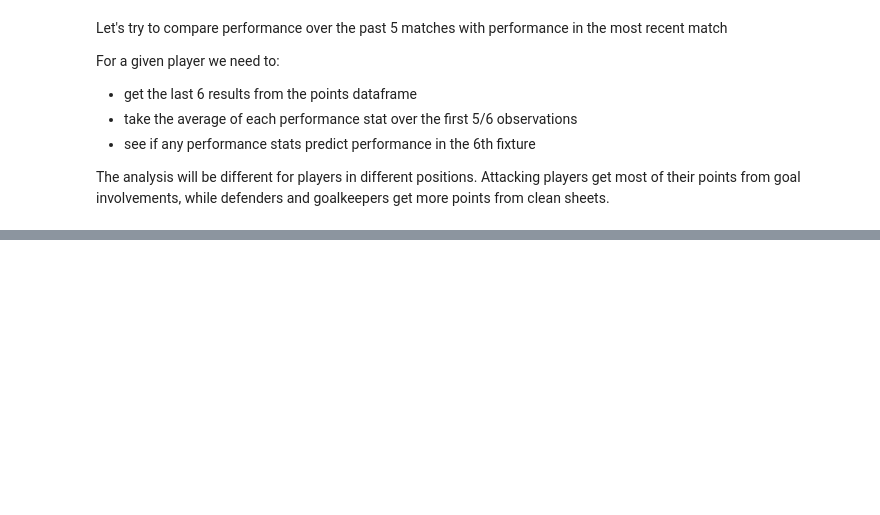
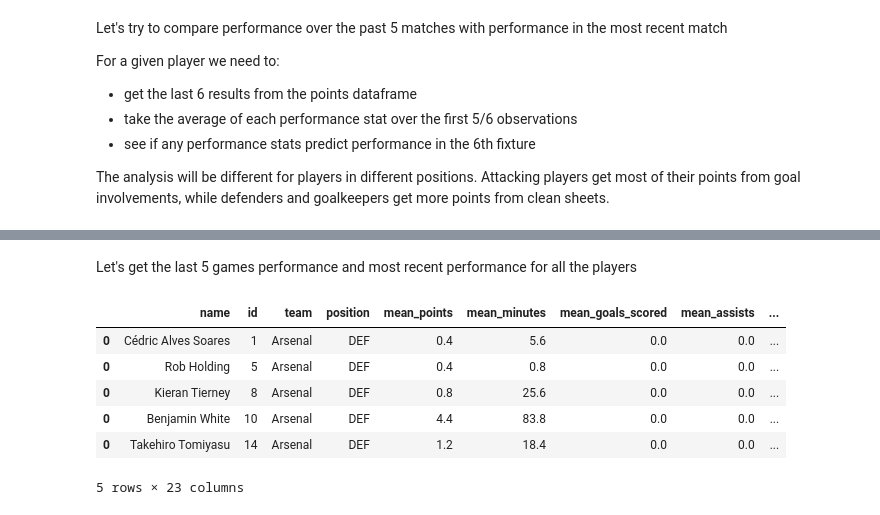
Before and after one commit to hakkd/predictFPL, a Jupyter notebook: EPL_plyr_perform_last_5.ipynb, the cells around one changed output, grey strips where cells are left out. Cells and saved outputs as stored; diff of their text form; code cells hidden in the pictures; blank space fills up the shorter version.

Commit message:
last 5 gw data all players

```diff
--- a/EPL_plyr_perform_last_5.ipynb
+++ b/EPL_plyr_perform_last_5.ipynb
@@ -335,7 +335,9 @@ points_select = points[['id_player', 'full_name', 'team', 'position',
 def last_5_player(df, player_id):
     '''
     get the mean stats for a given player_id over the last 5 fixtures
-    prior to most recent fixture.
+    prior to most recent fixture and the total points from the most
+    recent fixture.
+
     assume dataframe is sorted from oldest to newest fixtures
     '''
     df = df[df['id_player'] == player_id]
@@ -343,6 +345,8 @@ def last_5_player(df, player_id):
     last_6 = df.tail(6)
 
     last_5 = last_6.head(5)
+
+    recent = last_6['total_points'].tail(1)
 
     d = {'name': last_5['full_name'].iloc[0],
          'id': last_5['id_player'].iloc[0],
@@ -369,8 +373,11 @@ def last_5_player(df, player_id):
 
     last_5_mean = pd.DataFrame(data = d, index = [0])
 
+    last_5_mean['latest_points'] = recent.iloc[0]
+
     return last_5_mean
 
+# test for Bukayo Saka (id = 13)
 last_5_player(points_select, 13)
 # %% [output]
 |  | name | id | team | position | mean_points | mean_minutes | mean_goals_scored | mean_assists | ... |
@@ -378,0 +386,11 @@ last_5_player(points_select, 13)
+# %%
+def last_5_all(df):
+    ''' get last mean stats for all players in df over the last 5 fixtures
+    prior to most recent fixture and the total points from the most
+    recent fixture.
+    '''
+    last_5_all = pd.DataFrame() # empty dataframe
+    for p in df['id_player'].unique():
+        player_df = last_5_player(df, p)
+        last_5_all = pd.concat([last_5_all, player_df])
+    return last_5_all
@@ -378,0 +407,14 @@ last_5_player(points_select, 13)
+# %% [markdown]
+Let's get the last 5 games performance and most recent performance for all the players
+# %%
+last_5_df = last_5_all(points_select)
+
+last_5_df.head()
+# %% [output]
+|  | name | id | team | position | mean_points | mean_minutes | mean_goals_scored | mean_assists | ... |
+| 0 | Cédric Alves Soares | 1 | Arsenal | DEF | 0.4 | 5.6 | 0.0 | 0.0 | ... |
+| 0 | Rob Holding | 5 | Arsenal | DEF | 0.4 | 0.8 | 0.0 | 0.0 | ... |
+| 0 | Kieran Tierney | 8 | Arsenal | DEF | 0.8 | 25.6 | 0.0 | 0.0 | ... |
+| 0 | Benjamin White | 10 | Arsenal | DEF | 4.4 | 83.8 | 0.0 | 0.0 | ... |
+| 0 | Takehiro Tomiyasu | 14 | Arsenal | DEF | 1.2 | 18.4 | 0.0 | 0.0 | ... |
+5 rows × 23 columns
```
Also changed, not shown: parts of 3 cells of this notebook.
